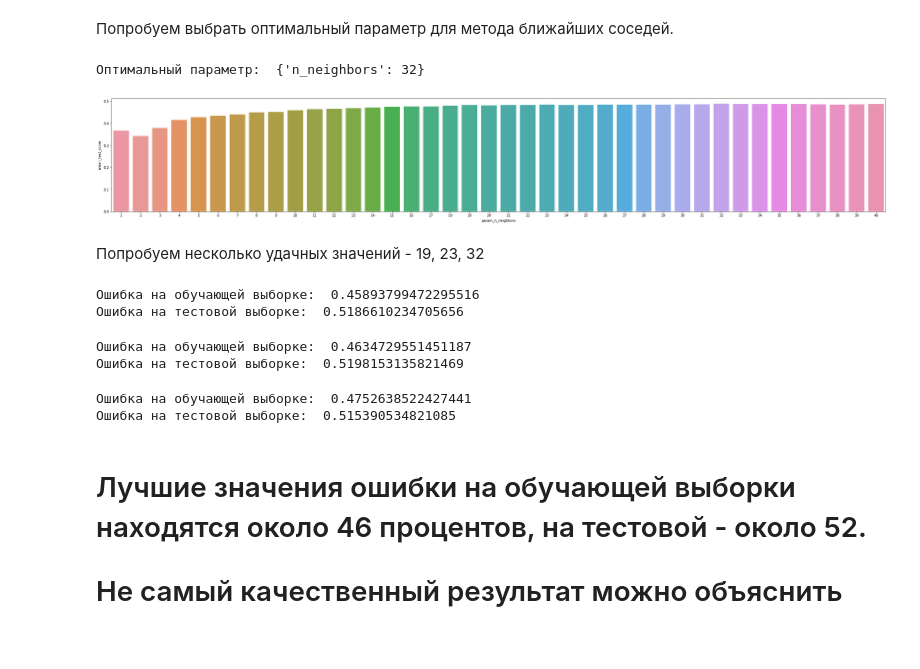
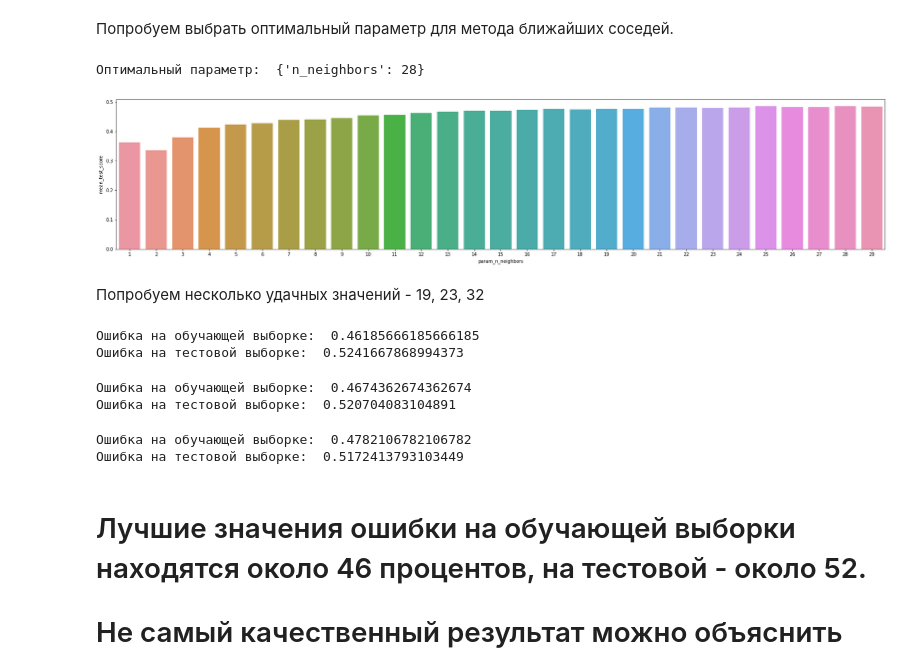
Before and after one commit to ishibyeva/ml_homework, a Jupyter notebook: homework_task1_classification.ipynb, the cells around one changed output. Saved outputs shown, nothing was run; the diff lists cells and outputs as text; code cells hidden in the pictures; blank space fills up the shorter version.

```diff
--- a/homework_task1_classification.ipynb
+++ b/homework_task1_classification.ipynb
@@ -327,7 +331,7 @@ data.shape
 from sklearn.model_selection import train_test_split
 X = data_stand.drop(['Class', 'Track Name', 'Artist Name'], axis=1)
 y = data['Class']
-x_train, x_test, y_train, y_test = train_test_split(X, y, test_size = 0.3, random_state = 42)
+x_train, x_test, y_train, y_test = train_test_split(X, y, test_size = 0.4, random_state = 42)
 N_train, _ = x_train.shape
 N_test,  _ = x_test.shape
 
@@ -343,7 +347,7 @@ from sklearn.model_selection import GridSearchCV
 from sklearn.neighbors import KNeighborsClassifier
 
 list_num = []
-for i in range(1,41):
+for i in range(1,30):
   list_num.append(i)
 param_grid = {'n_neighbors': list_num}
 knn = GridSearchCV(KNeighborsClassifier(), param_grid)
@@ -352,14 +356,14 @@ knn_2 = pd.DataFrame(knn.cv_results_).sort_values('rank_test_score').reset_index
 
 print("Оптимальный параметр: ", knn.best_params_)
 # %% [output]
-Оптимальный параметр:  {'n_neighbors': 32}
+Оптимальный параметр:  {'n_neighbors': 28}
 # %%
 fig, axs = plt.subplots()
-fig.set_size_inches(40, 6)
+fig.set_size_inches(30, 6)
 sns.barplot(x='param_n_neighbors', y='mean_test_score', data=knn_2)
 pass
 # %% [output]
-[figure, old version]
+[figure, new version]
 # %% [markdown]
 Попробуем несколько удачных значений - 19, 23, 32
 # %%
@@ -371,8 +375,8 @@ score2 = np.mean(y_test  != knn.predict(x_test))
 print("Ошибка на обучающей выборке: ", score1)
 print("Ошибка на тестовой выборке: ", score2)
 # %% [output]
-Ошибка на обучающей выборке:  0.45893799472295516
-Ошибка на тестовой выборке:  0.5186610234705656
+Ошибка на обучающей выборке:  0.46185666185666185
+Ошибка на тестовой выборке:  0.5241667868994373
 # %%
 knn = KNeighborsClassifier(n_neighbors = 23)
 knn.fit(x_train, y_train)
@@ -382,8 +386,8 @@ score2 = np.mean(y_test  != knn.predict(x_test))
 print("Ошибка на обучающей выборке: ", score1)
 print("Ошибка на тестовой выборке: ", score2)
 # %% [output]
-Ошибка на обучающей выборке:  0.4634729551451187
-Ошибка на тестовой выборке:  0.5198153135821469
+Ошибка на обучающей выборке:  0.4674362674362674
+Ошибка на тестовой выборке:  0.520704083104891
 # %%
 knn = KNeighborsClassifier(n_neighbors = 32)
 knn.fit(x_train, y_train)
@@ -393,8 +397,8 @@ score2 = np.mean(y_test  != knn.predict(x_test))
 print("Ошибка на обучающей выборке: ", score1)
 print("Ошибка на тестовой выборке: ", score2)
 # %% [output]
-Ошибка на обучающей выборке:  0.4752638522427441
-Ошибка на тестовой выборке:  0.515390534821085
+Ошибка на обучающей выборке:  0.4782106782106782
+Ошибка на тестовой выборке:  0.5172413793103449
 # %% [markdown]
 # Лучшие значения ошибки на обучающей выборки находятся около 46 процентов, на тестовой - около 52.
 # Не самый качественный результат можно объяснить небольшими корреляциями(нет ни одного значения, которое было бы больше *0.5*). Так же сам метод к ближайших соседей в нашем случае может быть не слишком удачным, скорее всего лучше попробовать другие.
```
Also changed, not shown: parts of 23 cells of this notebook.
